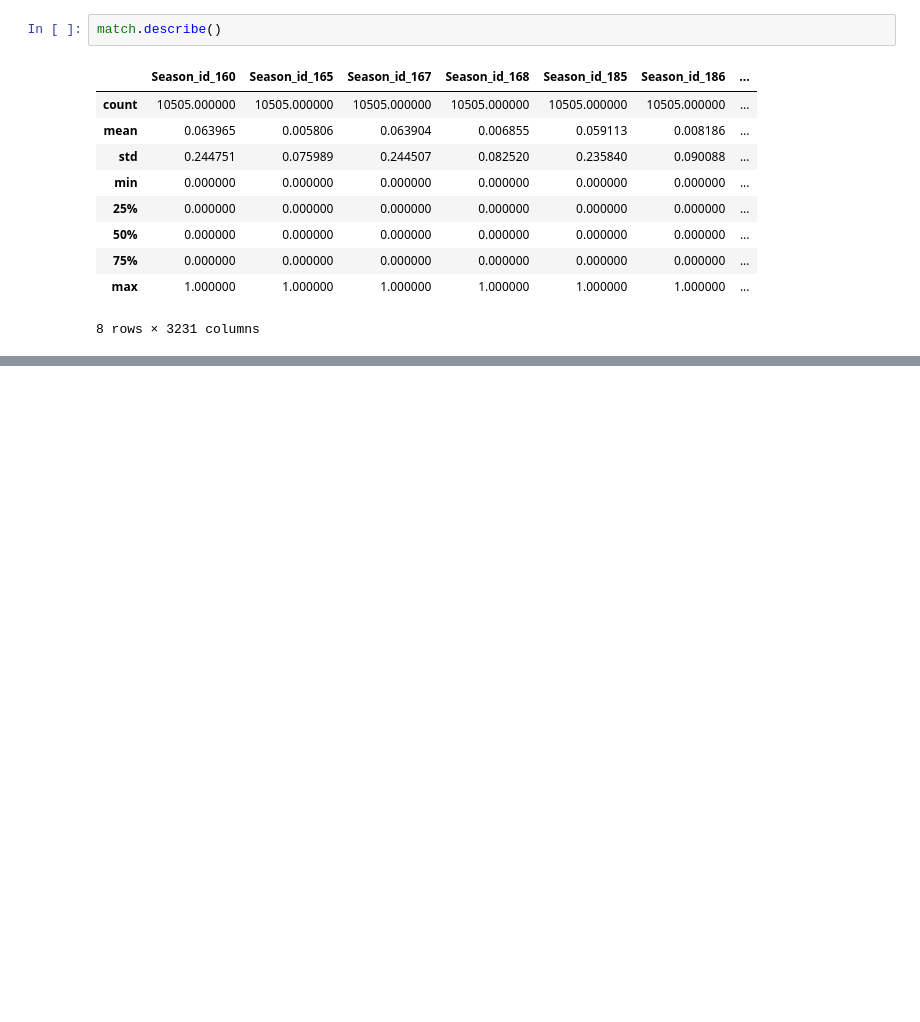
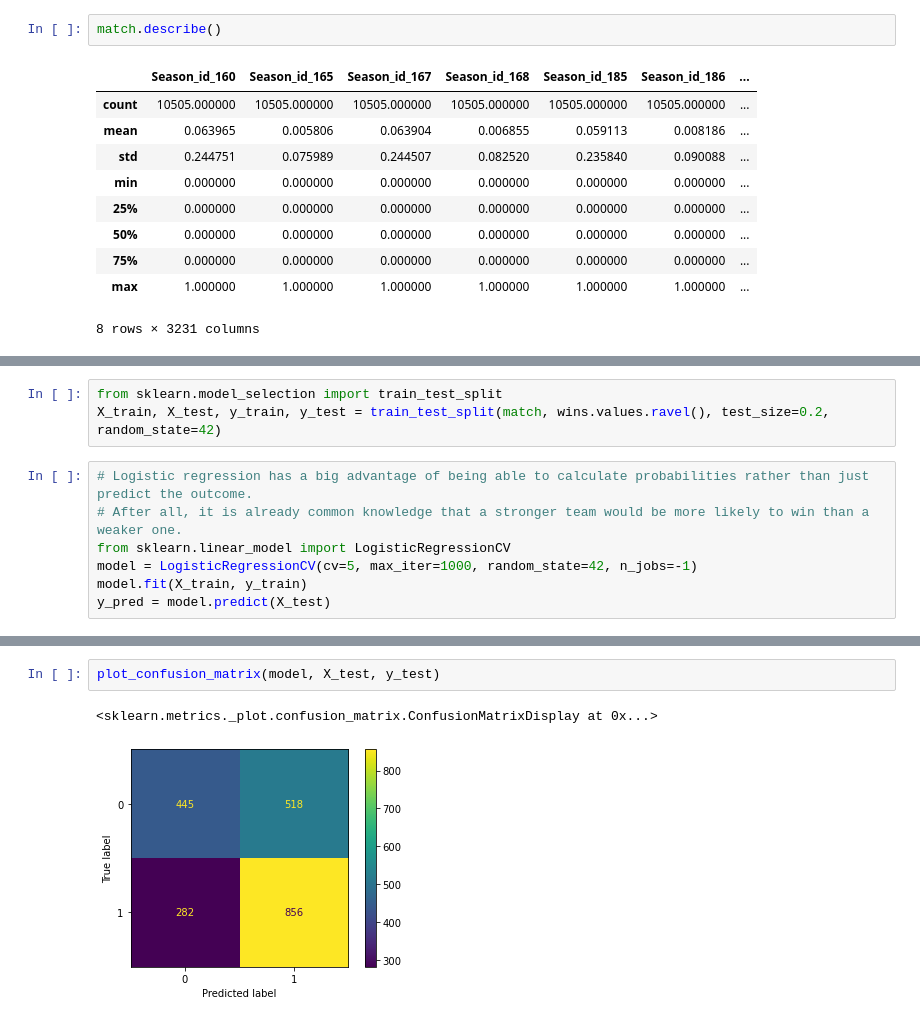
Before and after one commit to Dark-Hobbit/khl, a Jupyter notebook: stage_3/Dummies.ipynb, the cells around one changed output, grey strips where cells are left out. Drawn from its saved outputs; the diff is of its cells as text; blank space fills up the shorter version.

Commit message:
Quick Logistic Regression

```diff
--- a/stage_3/Dummies.ipynb
+++ b/stage_3/Dummies.ipynb
@@ -197,0 +200,10 @@ gc.collect()
+# %%
+from sklearn.model_selection import train_test_split
+X_train, X_test, y_train, y_test = train_test_split(match, wins.values.ravel(), test_size=0.2, random_state=42)
+# %%
+# Logistic regression has a big advantage of being able to calculate probabilities rather than just predict the outcome.
+# After all, it is already common knowledge that a stronger team would be more likely to win than a weaker one.
+from sklearn.linear_model import LogisticRegressionCV
+model = LogisticRegressionCV(cv=5, max_iter=1000, random_state=42, n_jobs=-1)
+model.fit(X_train, y_train)
+y_pred = model.predict(X_test)
@@ -197,0 +223,5 @@ gc.collect()
+# %%
+plot_confusion_matrix(model, X_test, y_test)
+# %% [output]
+<sklearn.metrics._plot.confusion_matrix.ConfusionMatrixDisplay at 0x...>
+[figure, added]
```
Also changed, not shown: parts of 6 cells of this notebook.
